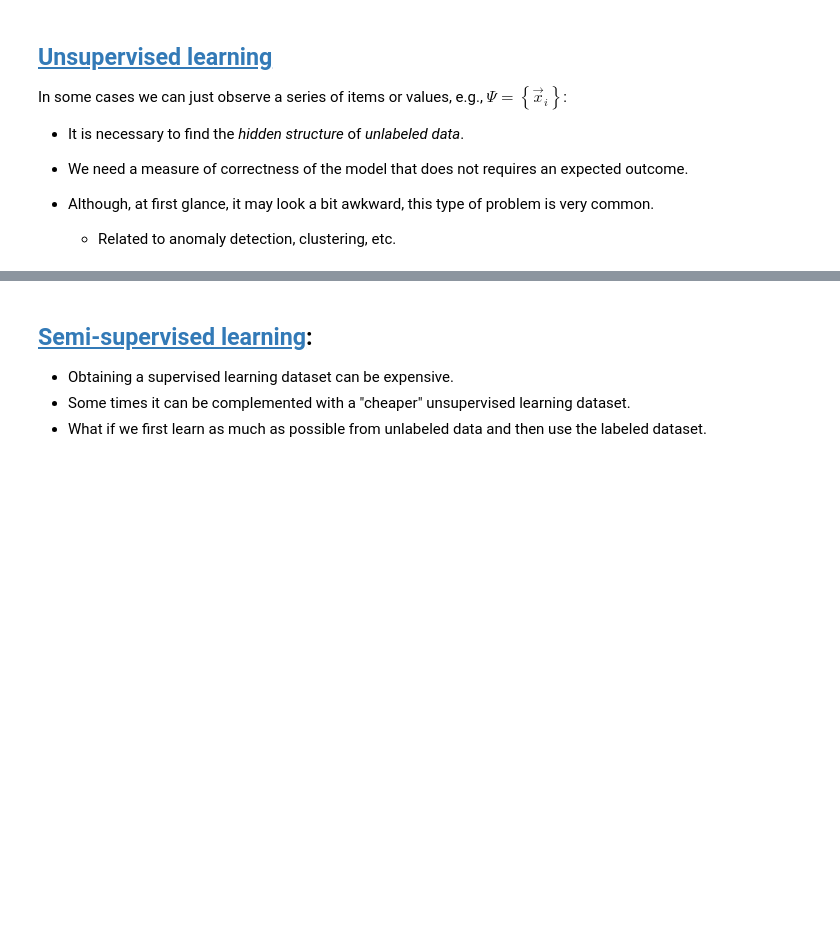
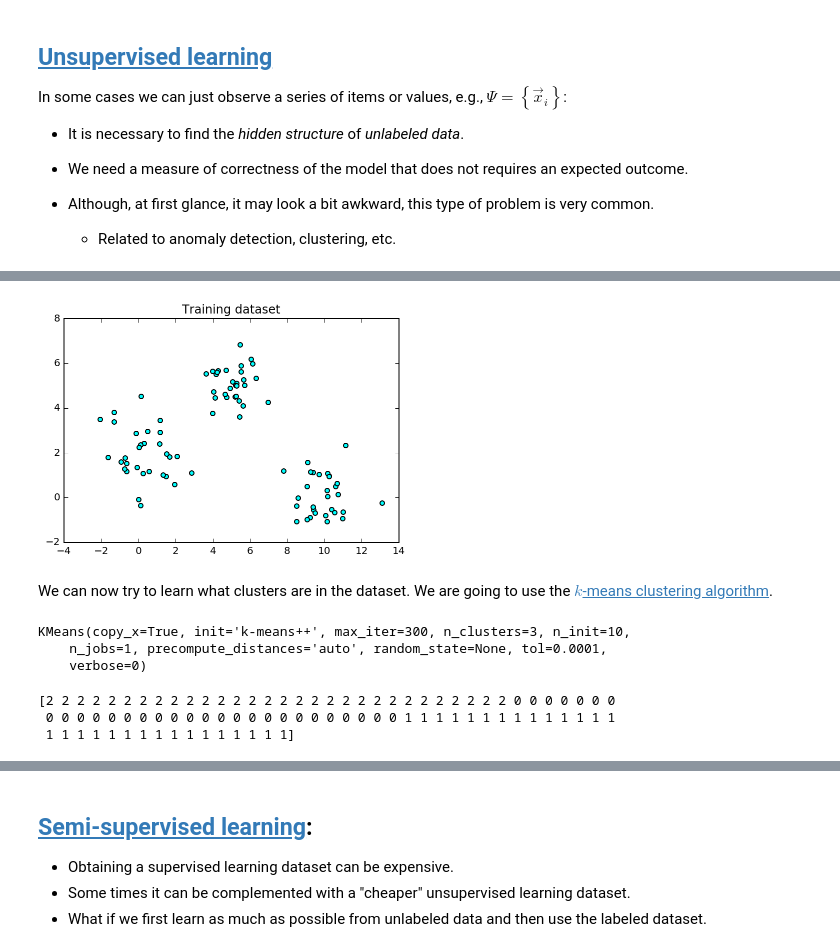
Before and after one commit to lmarti/machine-learning, a Jupyter notebook: 01. Introduction.ipynb, the cells around one changed output, grey strips where cells are left out. Saved outputs shown, nothing was run; the diff lists cells and outputs as text; code cells hidden in the pictures; blank space fills up the shorter version.

```diff
--- a/01. Introduction.ipynb
+++ b/01. Introduction.ipynb
@@ -220,0 +239,9 @@ In some cases we can just observe a series of items or values, e.g., $\Psi=\left
+# %%
+x = np.concatenate(( x_1, x_2, x_3), axis=0)
+# %%
+plt.scatter(x[:,0], x[:,1], c='cyan')
+plt.title('Training dataset');
+# %% [output]
+[figure, added]
+# %% [markdown]
+We can now try to learn what clusters are in the dataset. We are going to use the [$k$-means clustering algorithm](https://en.wikipedia.org/wiki/K-means_clustering).
@@ -220,0 +250,14 @@ In some cases we can just observe a series of items or values, e.g., $\Psi=\left
+# %%
+clus = KMeans(n_clusters=3)
+clus.fit(x)
+# %% [output]
+KMeans(copy_x=True, init='k-means++', max_iter=300, n_clusters=3, n_init=10,
+    n_jobs=1, precompute_distances='auto', random_state=None, tol=0.0001,
+    verbose=0)
+# %%
+labels_pred = clus.predict(x)
+print(labels_pred)
+# %% [output]
+[2 2 2 2 2 2 2 2 2 2 2 2 2 2 2 2 2 2 2 2 2 2 2 2 2 2 2 2 2 2 0 0 0 0 0 0 0
+ 0 0 0 0 0 0 0 0 0 0 0 0 0 0 0 0 0 0 0 0 0 0 0 1 1 1 1 1 1 1 1 1 1 1 1 1 1
+ 1 1 1 1 1 1 1 1 1 1 1 1 1 1 1 1]
```
Also changed, not shown: parts of 15 cells of this notebook, 1 other file.
